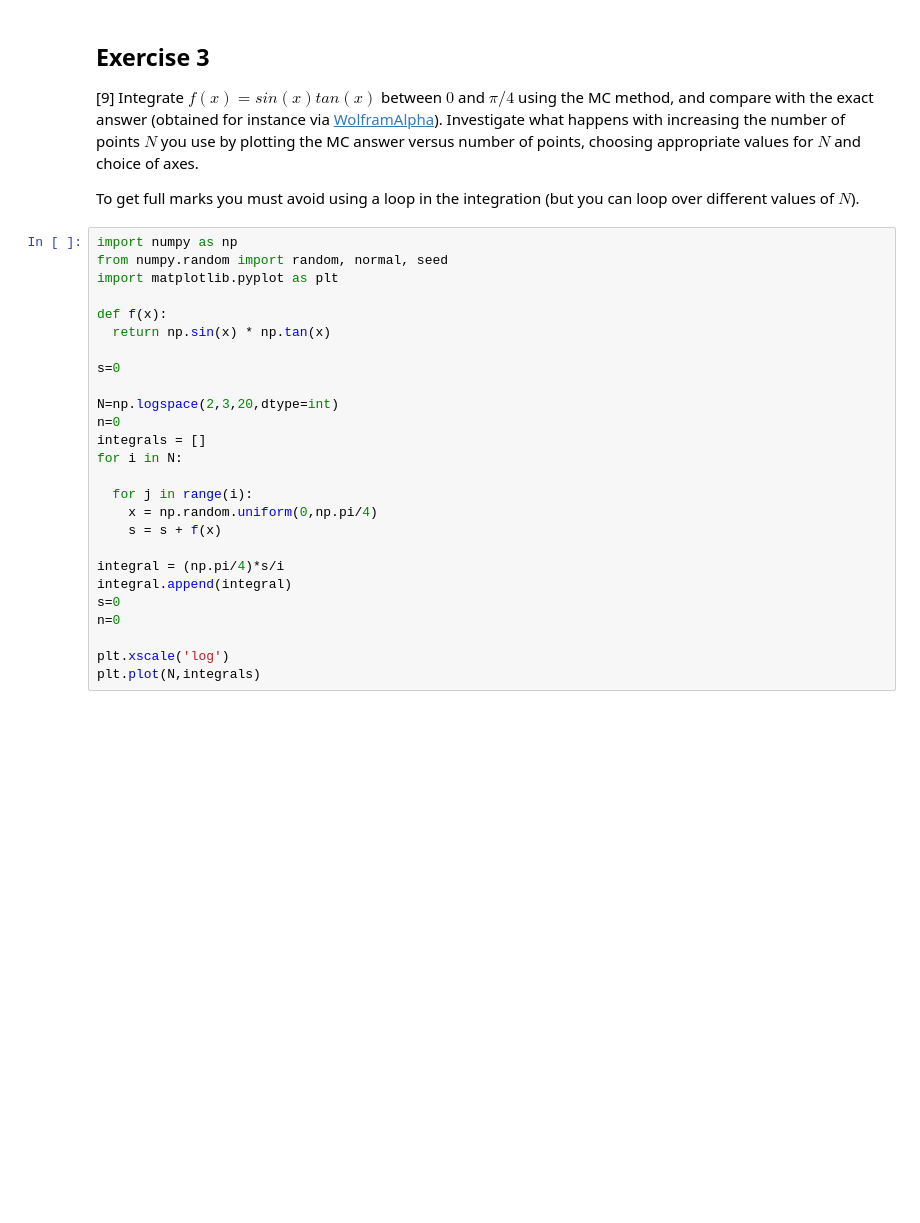
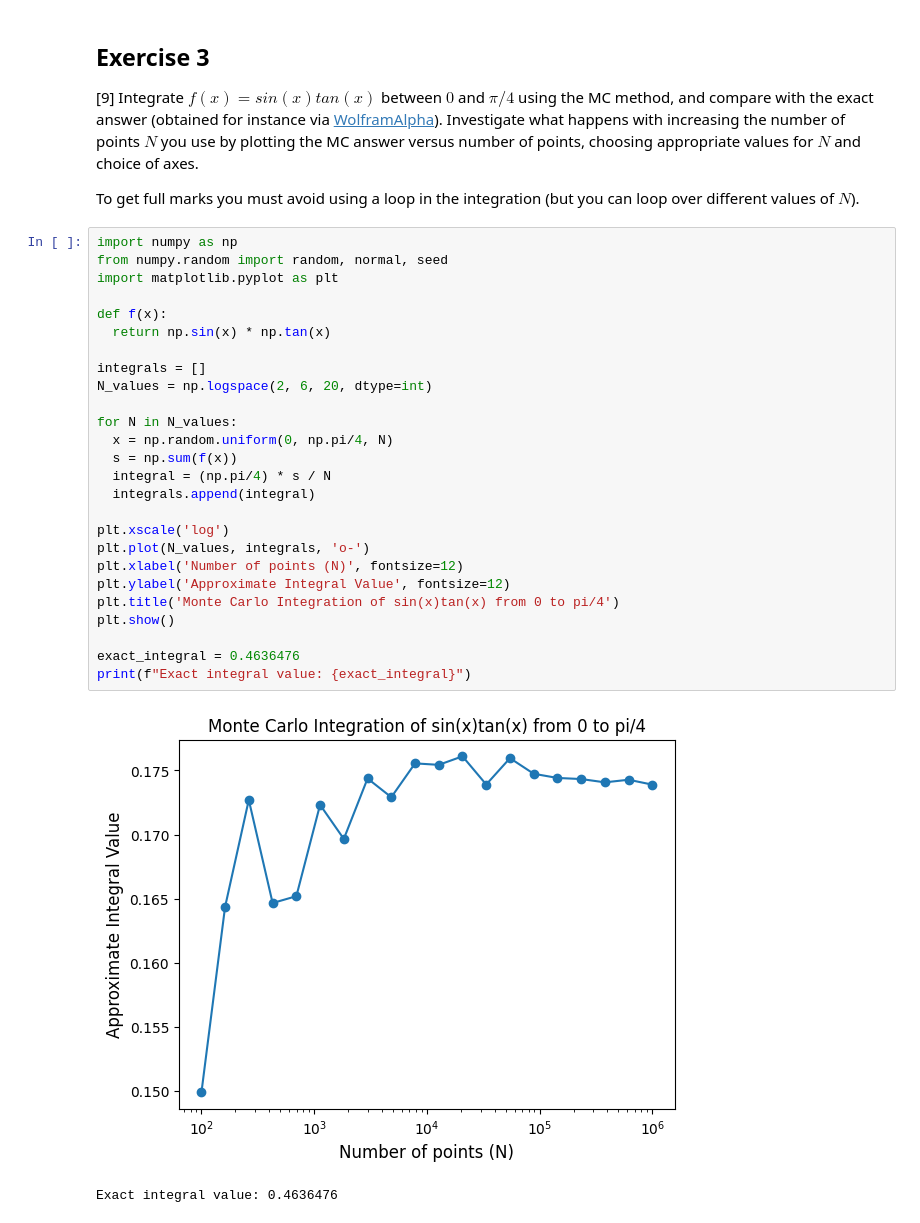
Before and after one commit to PX2145-2025/week-6-b-tomh0wl3tt, a Jupyter notebook: Monte_Carlo.ipynb, the cells around one changed output. Drawn from its saved outputs; the diff is of its cells as text; blank space fills up the shorter version.

```diff
--- a/Monte_Carlo.ipynb
+++ b/Monte_Carlo.ipynb
@@ -263,26 +263,29 @@ plt.plot(x[r<=1],y[r<=1],'b')
 # %%
 import numpy as np
 from numpy.random import random, normal, seed
 import matplotlib.pyplot as plt
 
 def f(x):
   return np.sin(x) * np.tan(x)
 
-s=0
+integrals = []
+N_values = np.logspace(2, 6, 20, dtype=int)
 
-N=np.logspace(2,3,20,dtype=int)
-n=0
-integrals = []
-for i in N:
-
-  for j in range(i):
-    x = np.random.uniform(0,np.pi/4)
-    s = s + f(x)
-
-integral = (np.pi/4)*s/i
-integral.append(integral)
-s=0
-n=0
+for N in N_values:
+  x = np.random.uniform(0, np.pi/4, N)
+  s = np.sum(f(x))
+  integral = (np.pi/4) * s / N
+  integrals.append(integral)
 
 plt.xscale('log')
-plt.plot(N,integrals)
+plt.plot(N_values, integrals, 'o-')
+plt.xlabel('Number of points (N)', fontsize=12)
+plt.ylabel('Approximate Integral Value', fontsize=12)
+plt.title('Monte Carlo Integration of sin(x)tan(x) from 0 to pi/4')
+plt.show()
+
+exact_integral = 0.4636476
+print(f"Exact integral value: {exact_integral}")
+# %% [output]
+[figure, added]
+Exact integral value: 0.4636476
```
